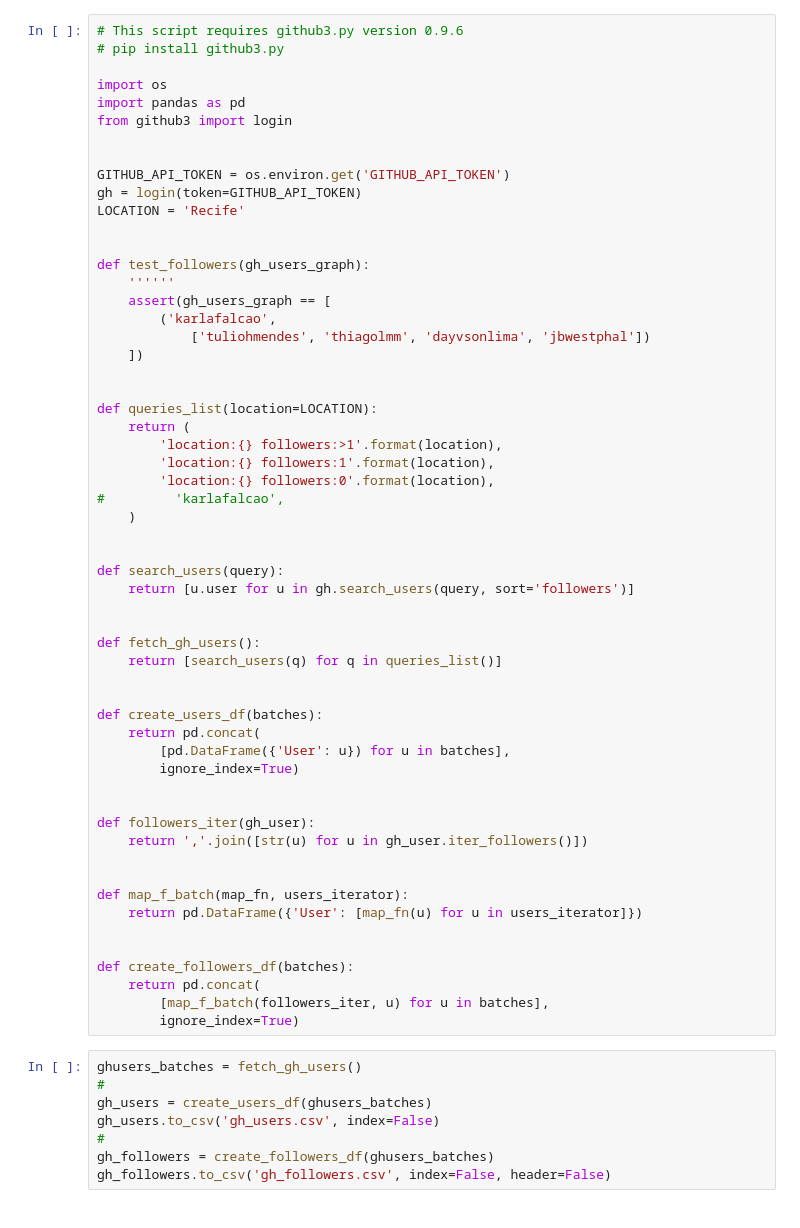
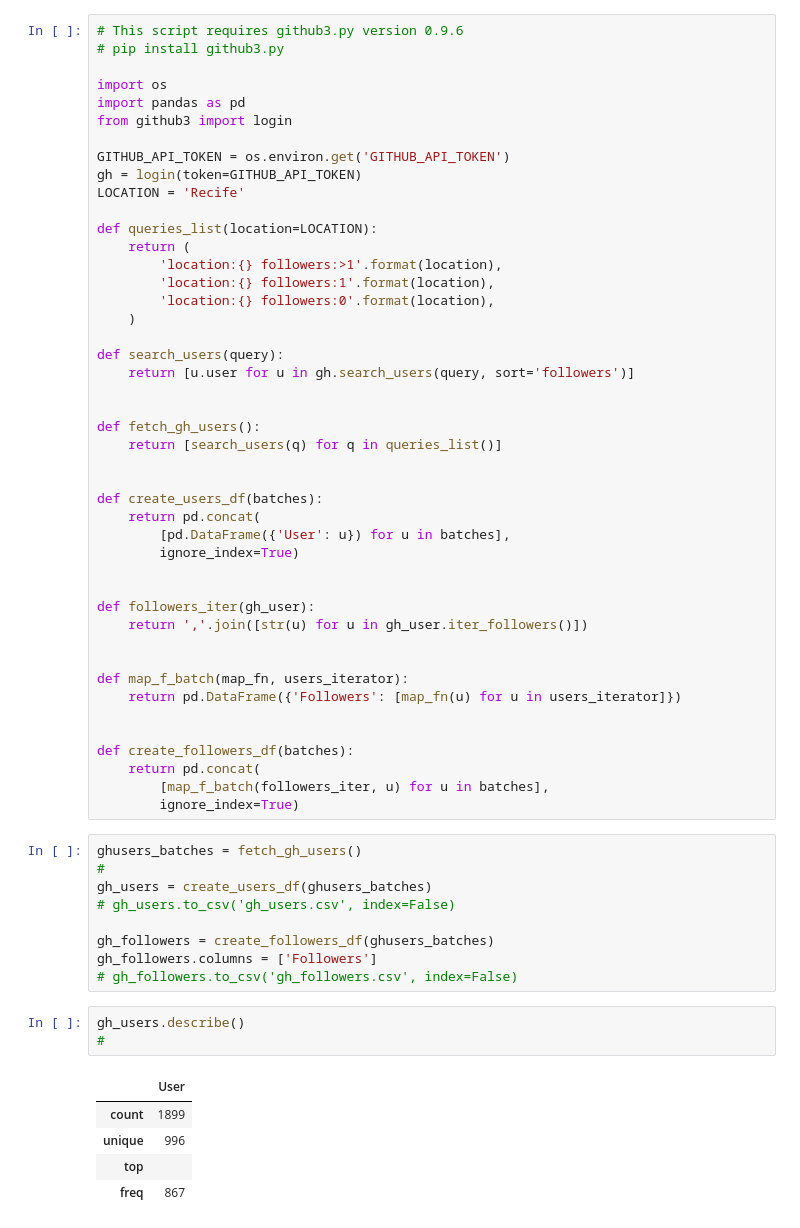
Before and after one commit to karlafalcao/githubnetvis, a Jupyter notebook: github_data_scraping.ipynb, the cells around one changed output. Saved outputs shown, nothing was run; the diff lists cells and outputs as text.

```diff
--- a/github_data_scraping.ipynb
+++ b/github_data_scraping.ipynb
@@ -6,28 +6,16 @@ import os
 import pandas as pd
 from github3 import login
 
-
 GITHUB_API_TOKEN = os.environ.get('GITHUB_API_TOKEN')
 gh = login(token=GITHUB_API_TOKEN)
 LOCATION = 'Recife'
-
-
-def test_followers(gh_users_graph):
-    ''''''
-    assert(gh_users_graph == [
-        ('karlafalcao',
-            ['tuliohmendes', 'thiagolmm', 'dayvsonlima', 'jbwestphal'])
-    ])
-
 
 def queries_list(location=LOCATION):
     return (
         'location:{} followers:>1'.format(location),
         'location:{} followers:1'.format(location),
         'location:{} followers:0'.format(location),
-#         'karlafalcao',
     )
-
 
 def search_users(query):
     return [u.user for u in gh.search_users(query, sort='followers')]
@@ -48,7 +36,7 @@ def followers_iter(gh_user):
 
 
 def map_f_batch(map_fn, users_iterator):
-    return pd.DataFrame({'User': [map_fn(u) for u in users_iterator]})
+    return pd.DataFrame({'Followers': [map_fn(u) for u in users_iterator]})
 
 
 def create_followers_df(batches):
@@ -59,7 +47,17 @@ def create_followers_df(batches):
 ghusers_batches = fetch_gh_users()
 #
 gh_users = create_users_df(ghusers_batches)
-gh_users.to_csv('gh_users.csv', index=False)
-#
+# gh_users.to_csv('gh_users.csv', index=False)
+
 gh_followers = create_followers_df(ghusers_batches)
-gh_followers.to_csv('gh_followers.csv', index=False, header=False)
+gh_followers.columns = ['Followers']
+# gh_followers.to_csv('gh_followers.csv', index=False)
+# %%
+gh_users.describe()
+#
+# %% [output]
+|  | User |
+| count | 1899 |
+| unique | 996 |
+| top |  |
+| freq | 867 |
```
Also changed, not shown: parts of 7 cells of this notebook, 10 other files.
